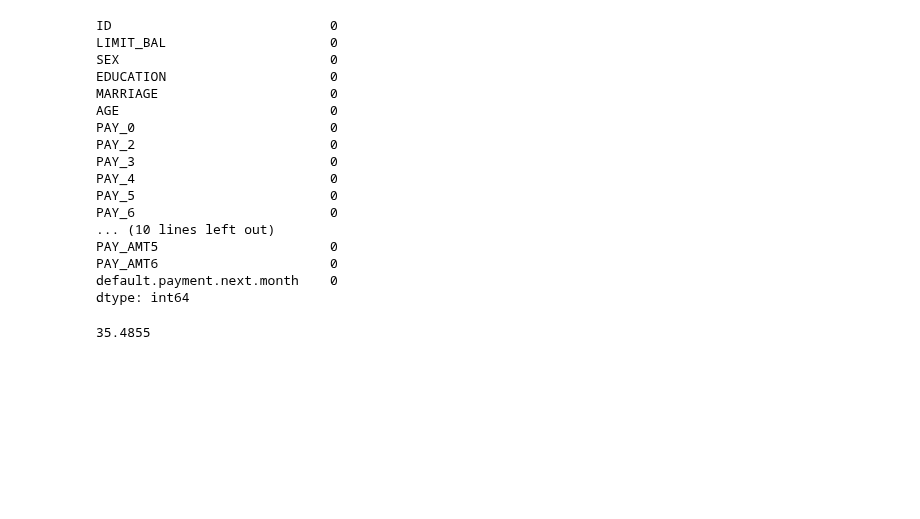
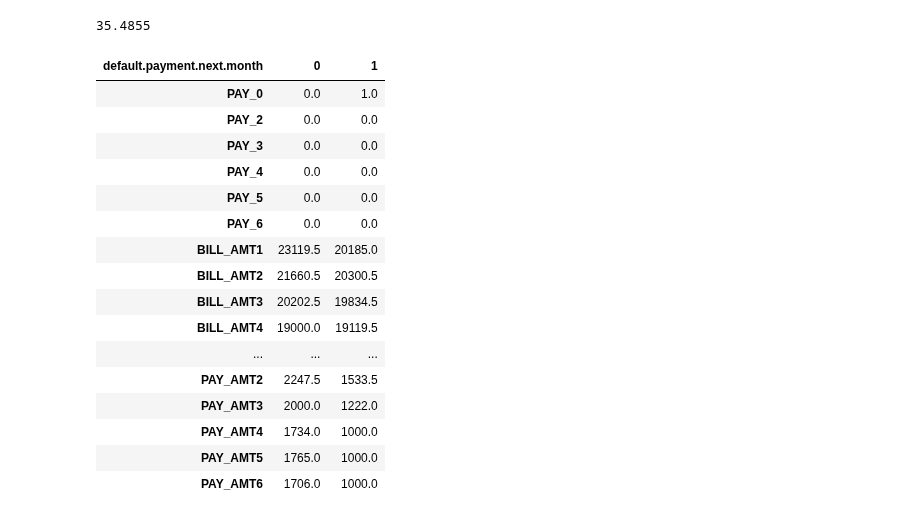
Before and after one commit to user357x/sfml, a Jupyter notebook: hw_01/hw1-task.ipynb, the cells around one changed output. Saved outputs shown, nothing was run; the diff lists cells and outputs as text; code cells hidden in the pictures; blank space fills up the shorter version.

```diff
--- a/hw_01/hw1-task.ipynb
+++ b/hw_01/hw1-task.ipynb
@@ -39,24 +49,3 @@ dtype: object
-# %%
-#TODO сколько пропусков
-df.isnull().sum()
-# %% [output]
-ID                            0
-LIMIT_BAL                     0
-SEX                           0
-EDUCATION                     0
-MARRIAGE                      0
-AGE                           0
-PAY_0                         0
-PAY_2                         0
-PAY_3                         0
-PAY_4                         0
-PAY_5                         0
-PAY_6                         0
-... (10 lines left out)
-PAY_AMT5                      0
-PAY_AMT6                      0
-default.payment.next.month    0
-dtype: int64
 # %%
 #TODO первая статистика - средний возраст
 df["AGE"].mean()
@@ -67,3 +62,26 @@ df["AGE"].mean()
+# %%
+# (4) Сгрупировать по "default payment next month" и посчитать медиану для всех показателей начинающихся на BILL_ и PAY_
+#TODO
+
+df.groupby('default.payment.next.month').median().filter(regex='^PAY_|^BILL_').T
+# %% [output]
+| default.payment.next.month | 0 | 1 |
+| PAY_0 | 0.0 | 1.0 |
+| PAY_2 | 0.0 | 0.0 |
+| PAY_3 | 0.0 | 0.0 |
+| PAY_4 | 0.0 | 0.0 |
+| PAY_5 | 0.0 | 0.0 |
+| PAY_6 | 0.0 | 0.0 |
+| BILL_AMT1 | 23119.5 | 20185.0 |
+| BILL_AMT2 | 21660.5 | 20300.5 |
+| BILL_AMT3 | 20202.5 | 19834.5 |
+| BILL_AMT4 | 19000.0 | 19119.5 |
+| ... | ... | ... |
+| PAY_AMT2 | 2247.5 | 1533.5 |
+| PAY_AMT3 | 2000.0 | 1222.0 |
+| PAY_AMT4 | 1734.0 | 1000.0 |
+| PAY_AMT5 | 1765.0 | 1000.0 |
+| PAY_AMT6 | 1706.0 | 1000.0 |
 # %%
 # (3) посчитать число женщин с университетским образованием
 # SEX (1 = male; 2 = female).
```
Also changed, not shown: parts of 12 cells of this notebook, 1 other file.
